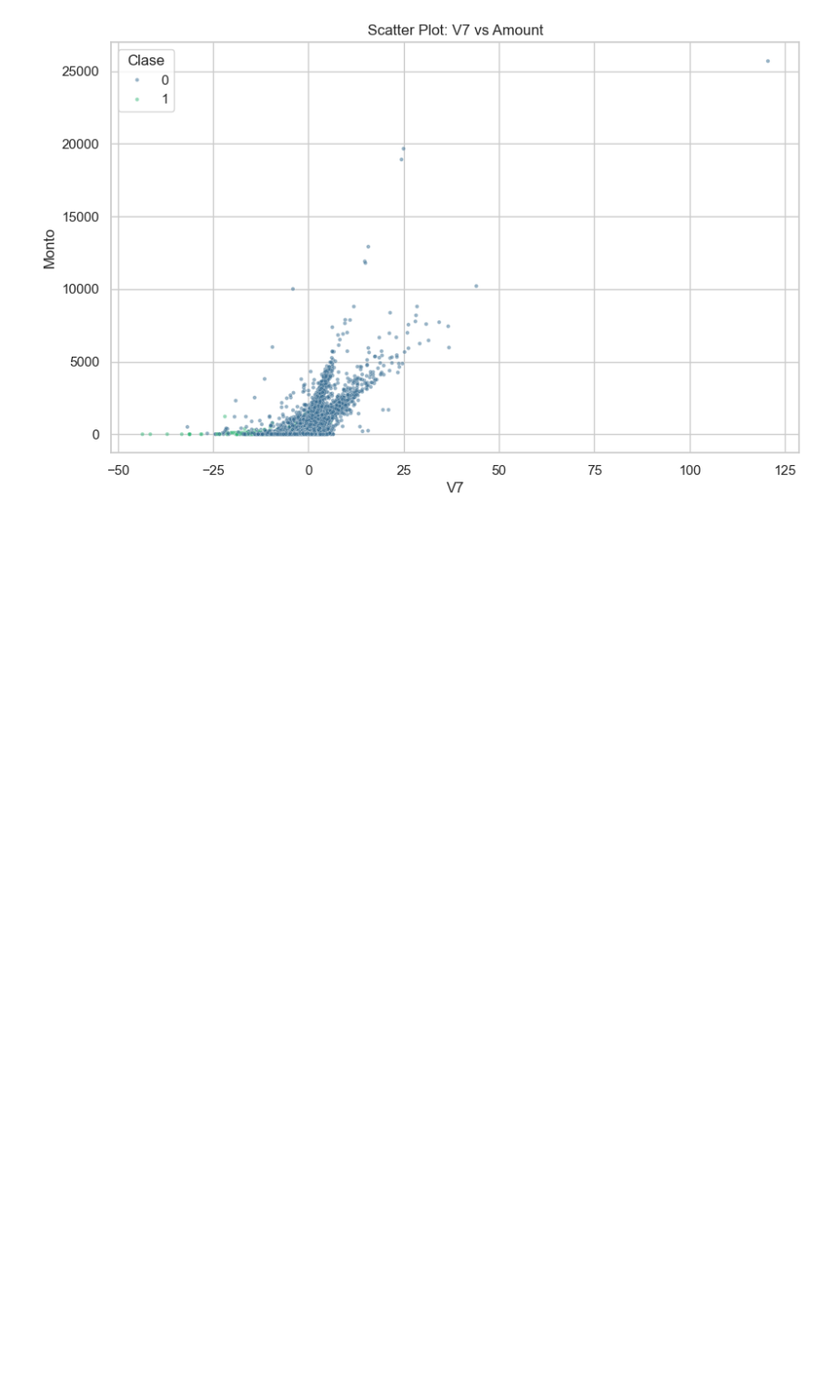
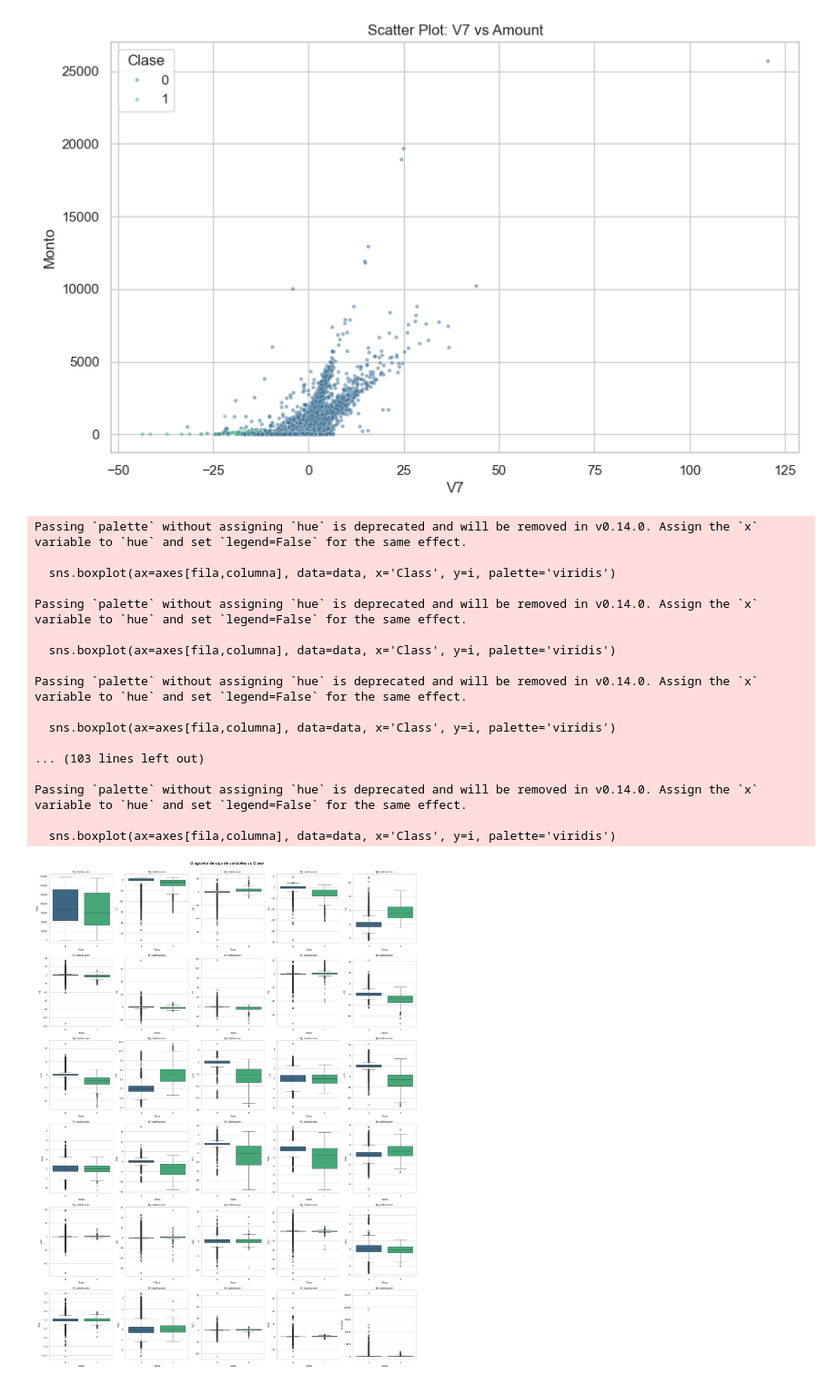
Before and after one commit to No-Country-simulation/c19-128-t-data-bi, a Jupyter notebook: EDA.ipynb, the cells around one changed output. Shown at 91% size. Drawn from its saved outputs; the diff is of its cells as text; code cells hidden in the pictures; blank space fills up the shorter version.

```diff
--- a/EDA.ipynb
+++ b/EDA.ipynb
@@ -182,3 +203,39 @@ plt.legend(title='Clase')
 plt.show()
 # %% [output]
 [figure]
+# %%
+# Vamos a visualizar diagramas de caja de cada variable en relación con la variable objetivo('class').
+
+fig, axes = plt.subplots(nrows=6, ncols=5, figsize=(30,40))
+fig.suptitle('Diagrama de caja de variables vs Clase', size=18, y=0.9, fontweight='bold')
+
+
+fila = 0
+columna = 0
+
+for i in data.columns[:-1]:
+    sns.boxplot(ax=axes[fila,columna], data=data, x='Class', y=i, palette='viridis')
+    axes[fila, columna].set_title('f{i} distribución')
+    columna = columna + 1
+    if columna == 5:
+        columna = 0
+        fila += 1
+# %% [output]
+Passing `palette` without assigning `hue` is deprecated and will be removed in v0.14.0. Assign the `x` variable to `hue` and set `legend=False` for the same effect.
+
+  sns.boxplot(ax=axes[fila,columna], data=data, x='Class', y=i, palette='viridis')
+
+Passing `palette` without assigning `hue` is deprecated and will be removed in v0.14.0. Assign the `x` variable to `hue` and set `legend=False` for the same effect.
+
+  sns.boxplot(ax=axes[fila,columna], data=data, x='Class', y=i, palette='viridis')
+
+Passing `palette` without assigning `hue` is deprecated and will be removed in v0.14.0. Assign the `x` variable to `hue` and set `legend=False` for the same effect.
+
+  sns.boxplot(ax=axes[fila,columna], data=data, x='Class', y=i, palette='viridis')
+
+... (103 lines left out)
+
+Passing `palette` without assigning `hue` is deprecated and will be removed in v0.14.0. Assign the `x` variable to `hue` and set `legend=False` for the same effect.
+
+  sns.boxplot(ax=axes[fila,columna], data=data, x='Class', y=i, palette='viridis')
+[figure, added]
```
Also changed, not shown: parts of 8 cells of this notebook.
